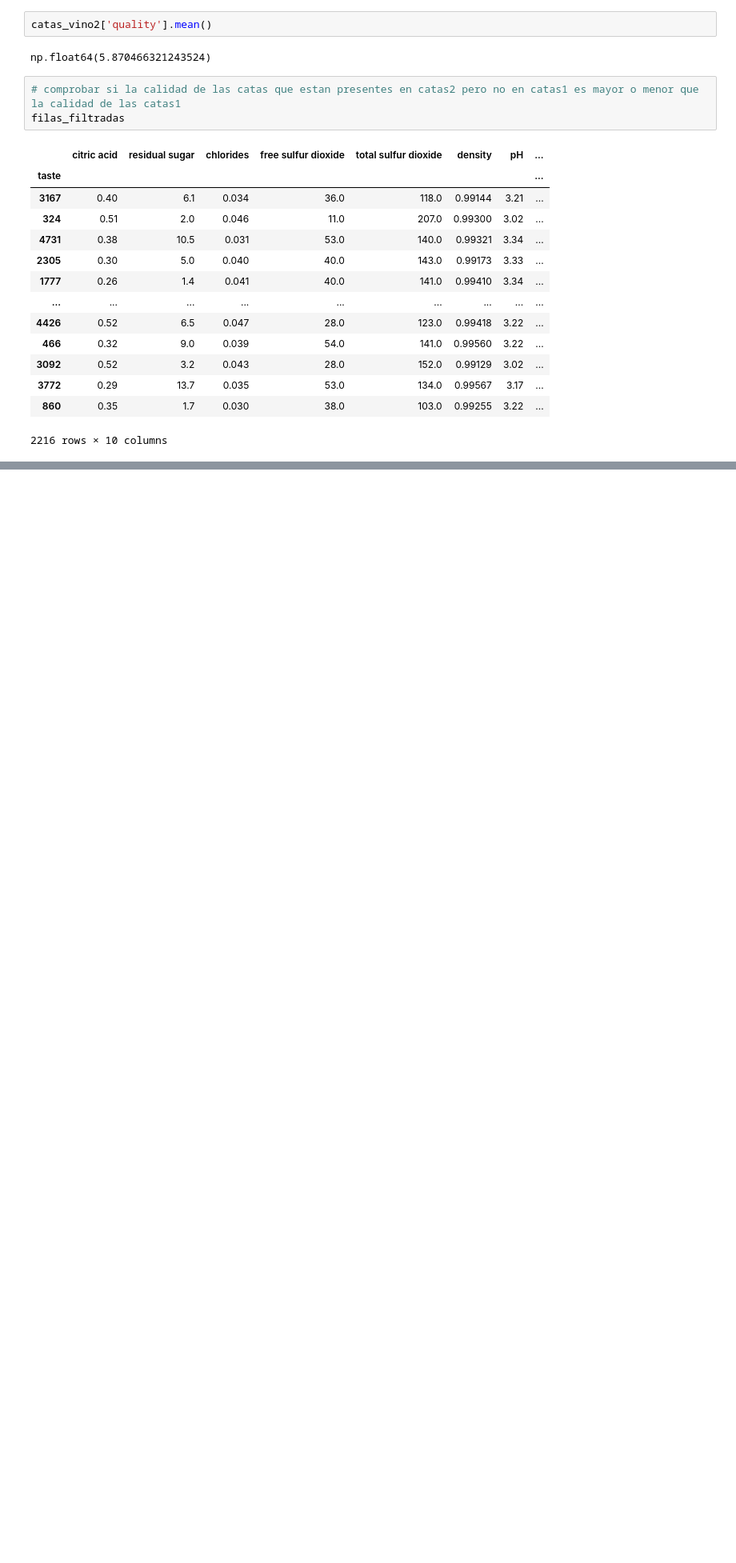
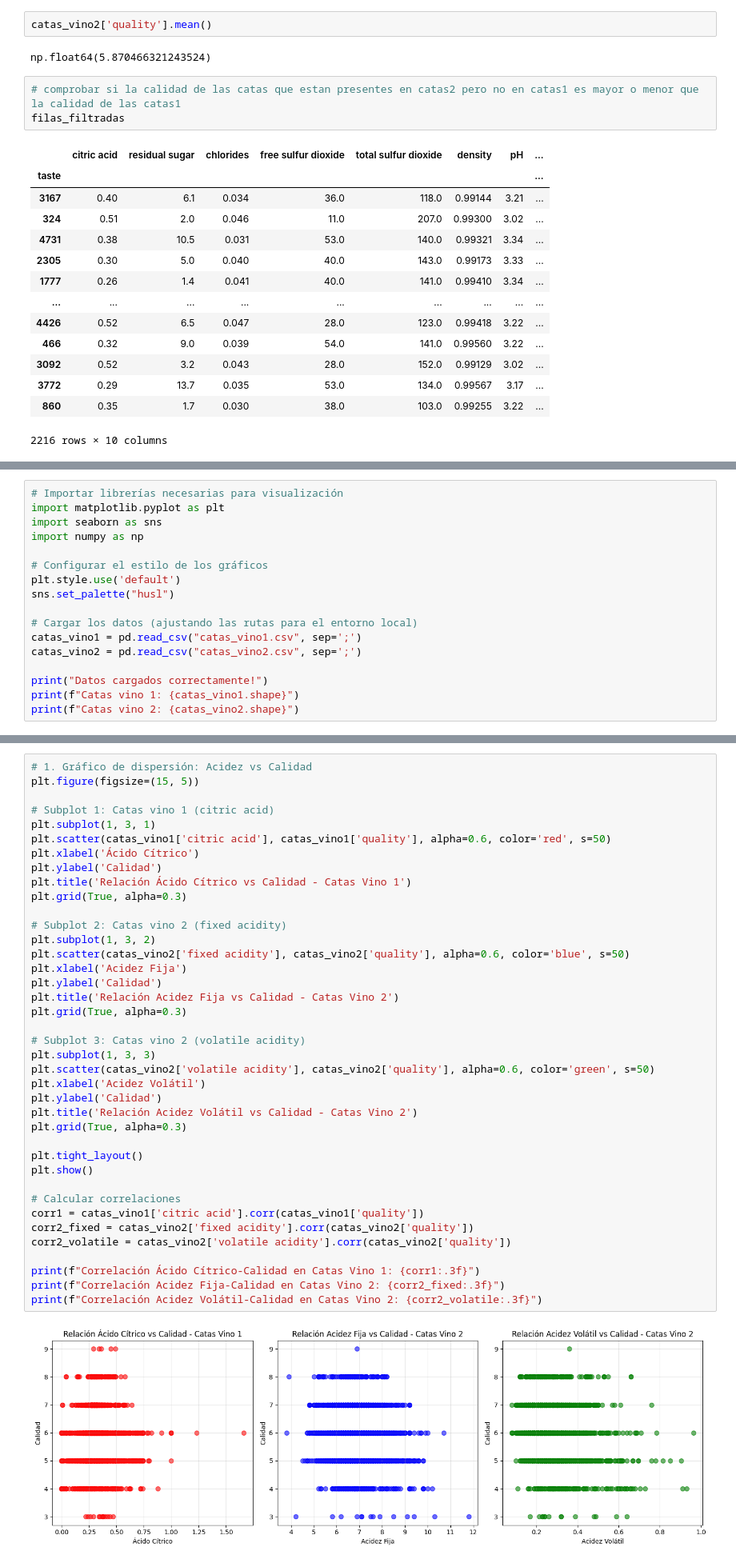
Before and after one commit to cristinaegus/Pandas_Python_IA, a Jupyter notebook: Copia_de_Ejercicios_Filtrados.ipynb, the cells around one changed output, grey strips where cells are left out. Shown at 80% size. Cells and saved outputs as stored; diff of their text form; blank space fills up the shorter version.

```diff
--- a/Copia_de_Ejercicios_Filtrados.ipynb
+++ b/Copia_de_Ejercicios_Filtrados.ipynb
@@ -195,0 +200,17 @@ filas_filtradas
+# %%
+# Importar librerías necesarias para visualización
+import matplotlib.pyplot as plt
+import seaborn as sns
+import numpy as np
+
+# Configurar el estilo de los gráficos
+plt.style.use('default')
+sns.set_palette("husl")
+
+# Cargar los datos (ajustando las rutas para el entorno local)
+catas_vino1 = pd.read_csv("catas_vino1.csv", sep=';')
+catas_vino2 = pd.read_csv("catas_vino2.csv", sep=';')
+
+print("Datos cargados correctamente!")
+print(f"Catas vino 1: {catas_vino1.shape}")
+print(f"Catas vino 2: {catas_vino2.shape}")
@@ -195,0 +263,41 @@ filas_filtradas
+# %%
+# 1. Gráfico de dispersión: Acidez vs Calidad
+plt.figure(figsize=(15, 5))
+
+# Subplot 1: Catas vino 1 (citric acid)
+plt.subplot(1, 3, 1)
+plt.scatter(catas_vino1['citric acid'], catas_vino1['quality'], alpha=0.6, color='red', s=50)
+plt.xlabel('Ácido Cítrico')
+plt.ylabel('Calidad')
+plt.title('Relación Ácido Cítrico vs Calidad - Catas Vino 1')
+plt.grid(True, alpha=0.3)
+
+# Subplot 2: Catas vino 2 (fixed acidity)
+plt.subplot(1, 3, 2)
+plt.scatter(catas_vino2['fixed acidity'], catas_vino2['quality'], alpha=0.6, color='blue', s=50)
+plt.xlabel('Acidez Fija')
+plt.ylabel('Calidad')
+plt.title('Relación Acidez Fija vs Calidad - Catas Vino 2')
+plt.grid(True, alpha=0.3)
+
+# Subplot 3: Catas vino 2 (volatile acidity)
+plt.subplot(1, 3, 3)
+plt.scatter(catas_vino2['volatile acidity'], catas_vino2['quality'], alpha=0.6, color='green', s=50)
+plt.xlabel('Acidez Volátil')
+plt.ylabel('Calidad')
+plt.title('Relación Acidez Volátil vs Calidad - Catas Vino 2')
+plt.grid(True, alpha=0.3)
+
+plt.tight_layout()
+plt.show()
+
+# Calcular correlaciones
+corr1 = catas_vino1['citric acid'].corr(catas_vino1['quality'])
+corr2_fixed = catas_vino2['fixed acidity'].corr(catas_vino2['quality'])
+corr2_volatile = catas_vino2['volatile acidity'].corr(catas_vino2['quality'])
+
+print(f"Correlación Ácido Cítrico-Calidad en Catas Vino 1: {corr1:.3f}")
+print(f"Correlación Acidez Fija-Calidad en Catas Vino 2: {corr2_fixed:.3f}")
+print(f"Correlación Acidez Volátil-Calidad en Catas Vino 2: {corr2_volatile:.3f}")
+# %% [output]
+[figure, added]
```
Also changed, not shown: parts of 8 cells of this notebook, 4 other files.
